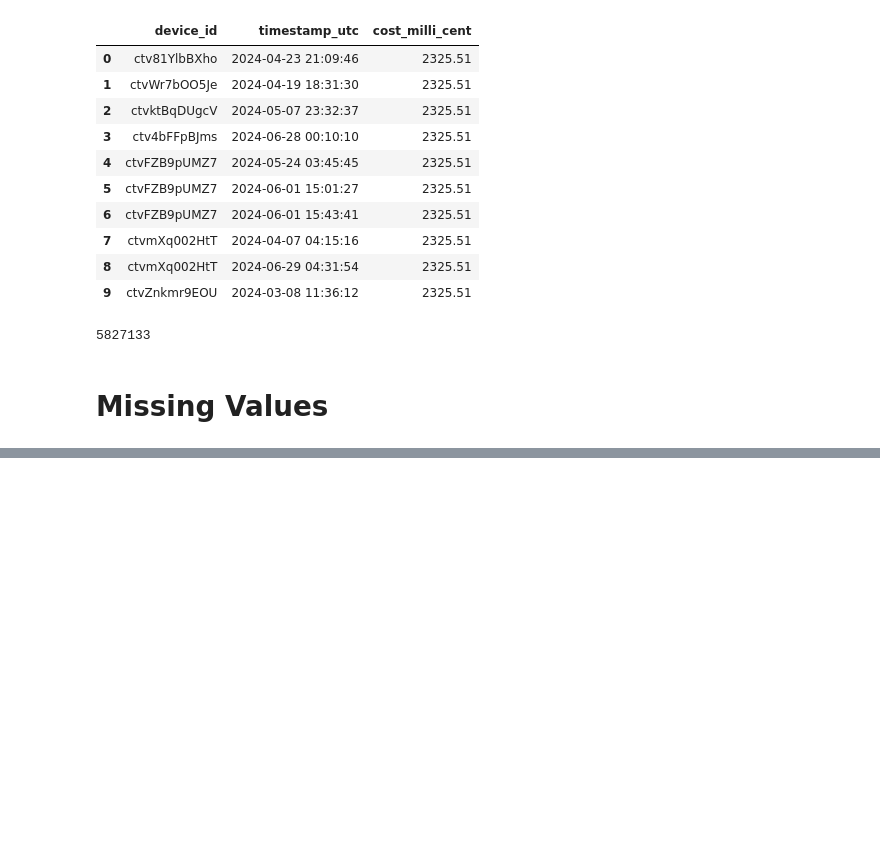
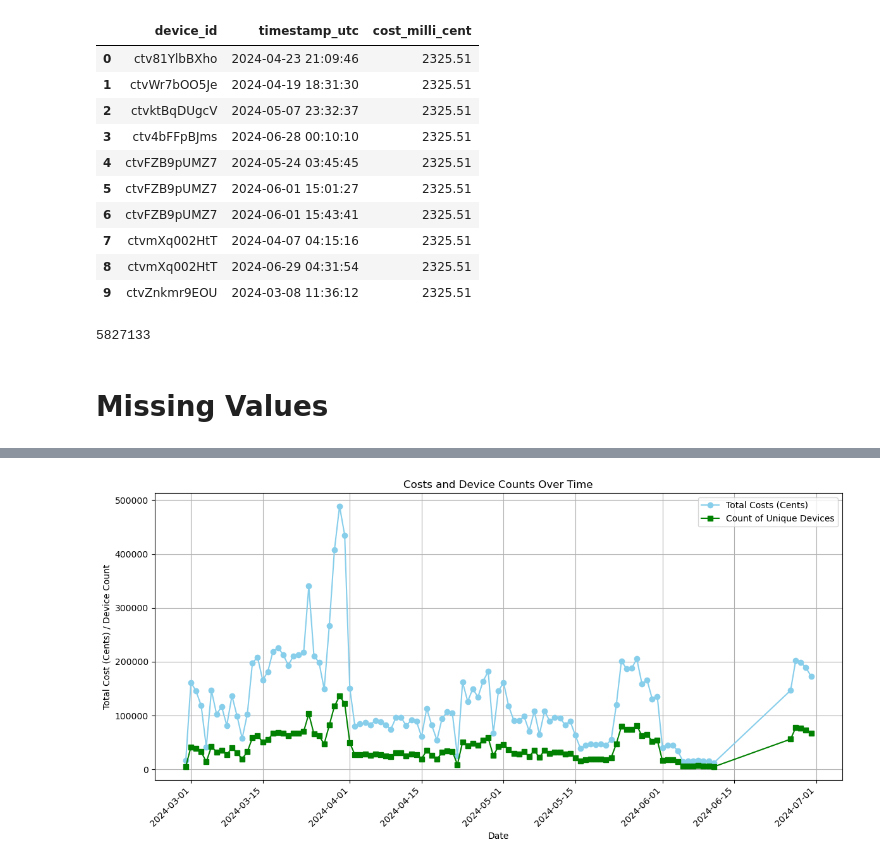
Before and after one commit to nguibe/Pet-food, a Jupyter notebook: lennart_data_cleaning_tv_publisher.ipynb, the cells around one changed output, grey strips where cells are left out. Drawn from its saved outputs; the diff is of its cells as text; code cells hidden in the pictures; blank space fills up the shorter version.

```diff
--- a/lennart_data_cleaning_tv_publisher.ipynb
+++ b/lennart_data_cleaning_tv_publisher.ipynb
@@ -63,0 +221,29 @@ print(len(df_tv_publisher))
+# %%
+import matplotlib.pyplot as plt
+
+# Aggregate data: Count of devices per day
+device_counts_over_time = df_tv_publisher.groupby(df_tv_publisher['timestamp_utc'].dt.date)['device_id'].nunique()
+
+# Aggregate costs over time
+costs_over_time = df_tv_publisher.groupby(df_tv_publisher['timestamp_utc'].dt.date)['cost_milli_cent'].sum() / 1000  # Convert to cents
+
+# Plot costs and device counts over time
+plt.figure(figsize=(12, 6))
+
+# Plot costs over time
+plt.plot(costs_over_time.index, costs_over_time.values, marker='o', color='skyblue', label='Total Costs (Cents)')
+
+# Plot device counts over time
+plt.plot(device_counts_over_time.index, device_counts_over_time.values, marker='s', color='green', label='Count of Unique Devices')
+
+# Add title and labels
+plt.title('Costs and Device Counts Over Time')
+plt.xlabel('Date')
+plt.ylabel('Total Cost (Cents) / Device Count')
+plt.xticks(rotation=45, ha='right')
+plt.legend()
+plt.grid(True)
+plt.tight_layout()
+plt.show()
+# %% [output]
+[figure, added]
```
Also changed, not shown: parts of 30 cells of this notebook.
